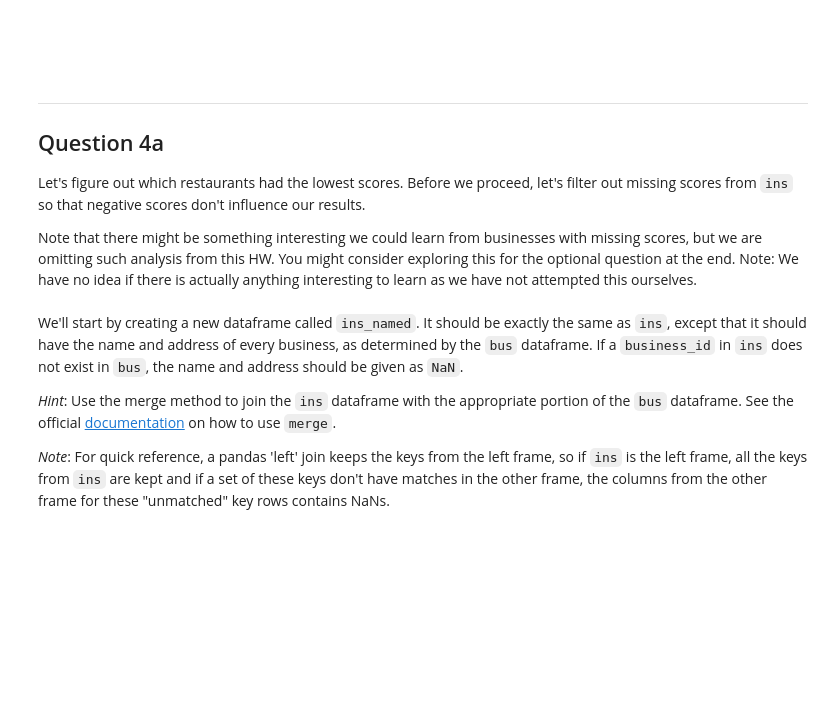
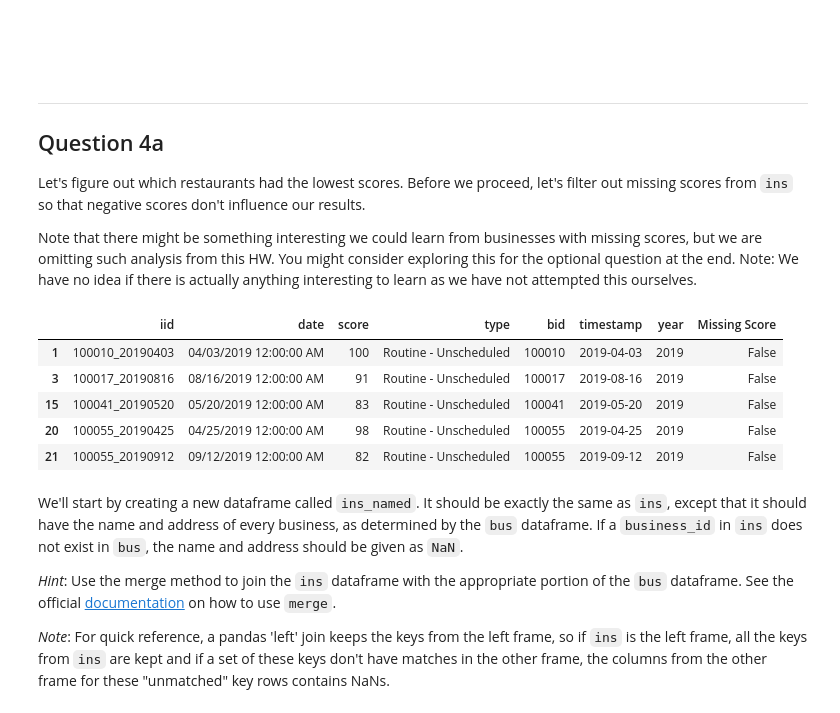
Before and after one commit to AliceRayLu/data-100-sp22, a Jupyter notebook: hw/hw02/hw02.ipynb, the cells around one changed output. Saved outputs shown, nothing was run; the diff lists cells and outputs as text; code cells hidden in the pictures; blank space fills up the shorter version.

```diff
--- a/hw/hw02/hw02.ipynb
+++ b/hw/hw02/hw02.ipynb
@@ -1088,6 +1090,14 @@ Let's figure out which restaurants had the lowest scores. Before we proceed, let
 Note that there might be something interesting we could learn from businesses with missing scores, but we are omitting such analysis from this HW. You might consider exploring this for the optional question at the end. Note: We have no idea if there is actually anything interesting to learn as we have not attempted this ourselves.
 # %%
 ins = ins[ins["score"] > 0]
+ins.head()
+# %% [output]
+|  | iid | date | score | type | bid | timestamp | year | Missing Score |
+| 1 | 100010_20190403 | 04/03/2019 12:00:00 AM | 100 | Routine - Unscheduled | 100010 | 2019-04-03 | 2019 | False |
+| 3 | 100017_20190816 | 08/16/2019 12:00:00 AM | 91 | Routine - Unscheduled | 100017 | 2019-08-16 | 2019 | False |
+| 15 | 100041_20190520 | 05/20/2019 12:00:00 AM | 83 | Routine - Unscheduled | 100041 | 2019-05-20 | 2019 | False |
+| 20 | 100055_20190425 | 04/25/2019 12:00:00 AM | 98 | Routine - Unscheduled | 100055 | 2019-04-25 | 2019 | False |
+| 21 | 100055_20190912 | 09/12/2019 12:00:00 AM | 82 | Routine - Unscheduled | 100055 | 2019-09-12 | 2019 | False |
 # %% [markdown]
 We'll start by creating a new dataframe called `ins_named`. It should be exactly the same as `ins`, except that it should have the name and address of every business, as determined by the `bus` dataframe. If a `business_id` in `ins` does not exist in `bus`, the name and address should be given as `NaN`.
 
```
Also changed, not shown: parts of 28 cells of this notebook, 1 other file.
